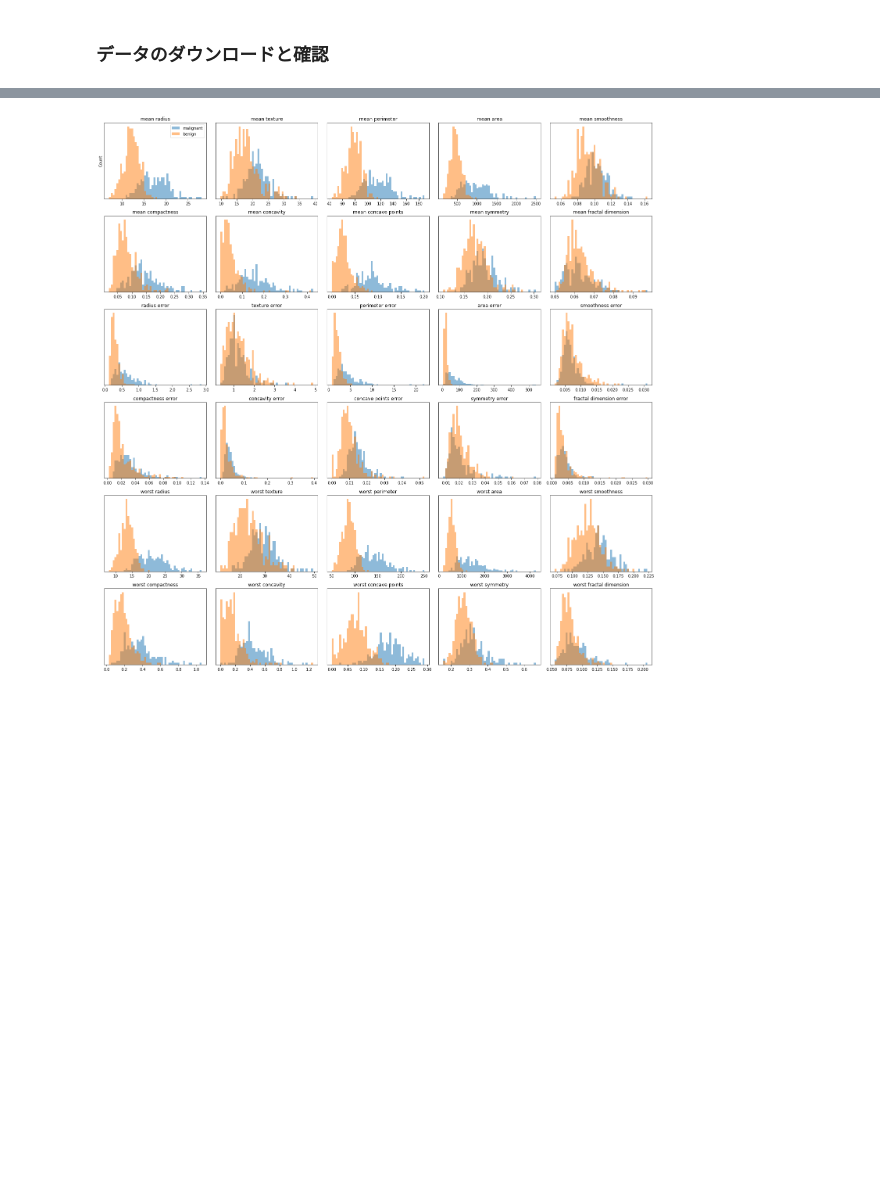
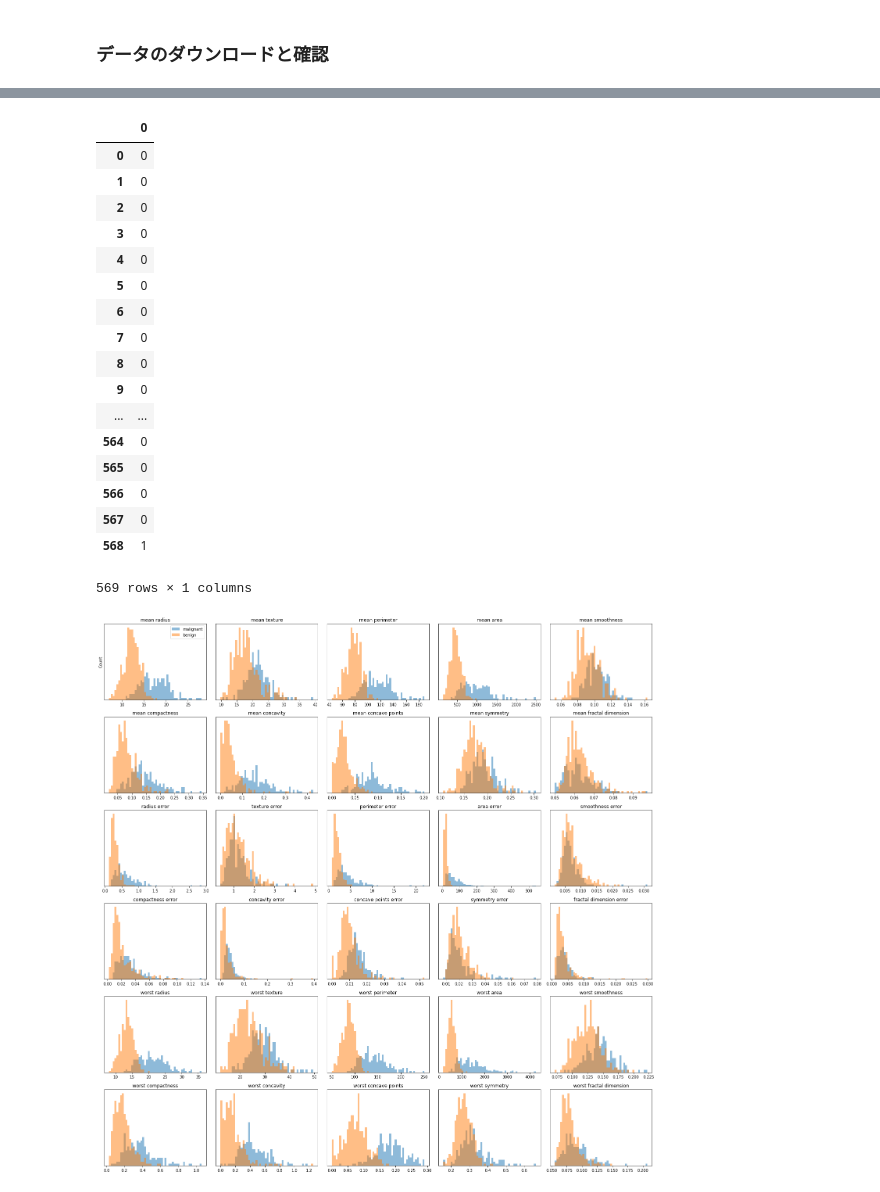
Before and after one commit to umemotsu/introduction-to-data-science, a Jupyter notebook: 03/pca.ipynb, the cells around one changed output, grey strips where cells are left out. Drawn from its saved outputs; the diff is of its cells as text; code cells hidden in the pictures; blank space fills up the shorter version.

```diff
--- a/03/pca.ipynb
+++ b/03/pca.ipynb
@@ -113 +138,22 @@ plt.axis('equal')
+# %%
+pd.DataFrame(cancer.target)
+# %% [output]
+|  | 0 |
+| 0 | 0 |
+| 1 | 0 |
+| 2 | 0 |
+| 3 | 0 |
+| 4 | 0 |
+| 5 | 0 |
+| 6 | 0 |
+| 7 | 0 |
+| 8 | 0 |
+| 9 | 0 |
+| ... | ... |
+| 564 | 0 |
+| 565 | 0 |
+| 566 | 0 |
+| 567 | 0 |
+| 568 | 1 |
+569 rows × 1 columns
 # %%
```
Also changed, not shown: parts of 3 cells of this notebook.
